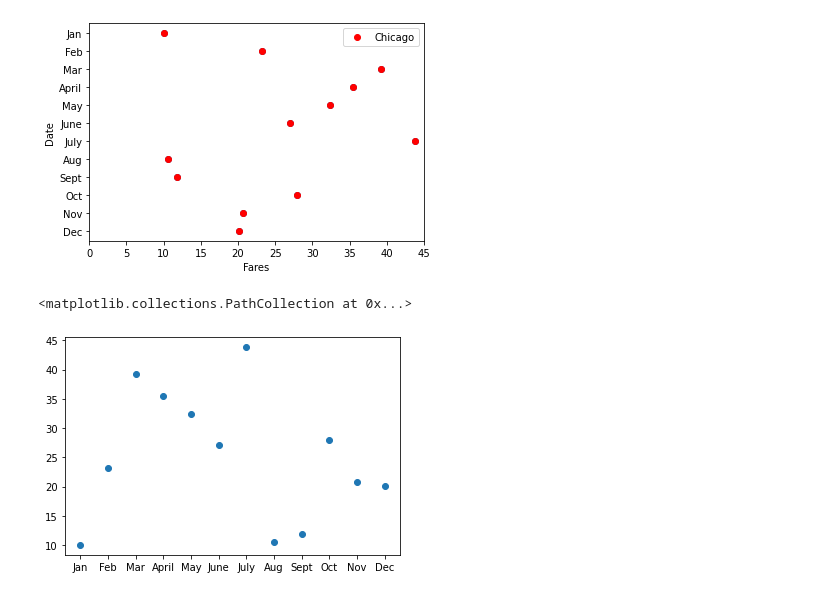
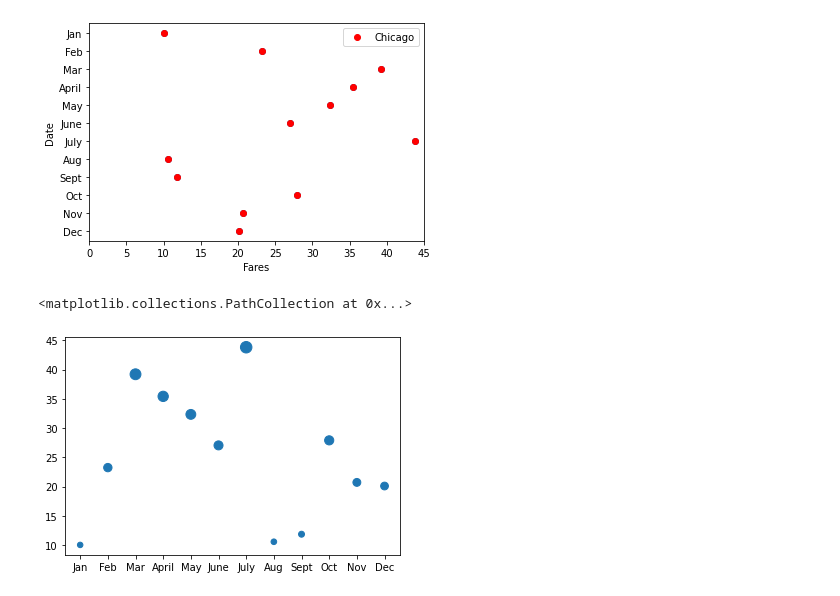
Before and after one commit to Cthompsonlbi/PyBer_Analysis_practice, a Jupyter notebook: matplotlib_practice.ipynb, the cells around one changed output. Cells and saved outputs as stored; diff of their text form; code cells hidden in the pictures.

```diff
--- a/matplotlib_practice.ipynb
+++ b/matplotlib_practice.ipynb
@@ -170,7 +170,8 @@ plt.gca().invert_yaxis()
 # %% [output]
 [figure]
 # %%
-plt.scatter(x_axis,y_axis)
+
+plt.scatter(x_axis,y_axis, s=[i * 3 for i in y_axis])
 # %% [output]
 <matplotlib.collections.PathCollection at 0x...>
-[figure, old version]
+[figure, new version]
```
Also changed, not shown: parts of 2 cells of this notebook.
